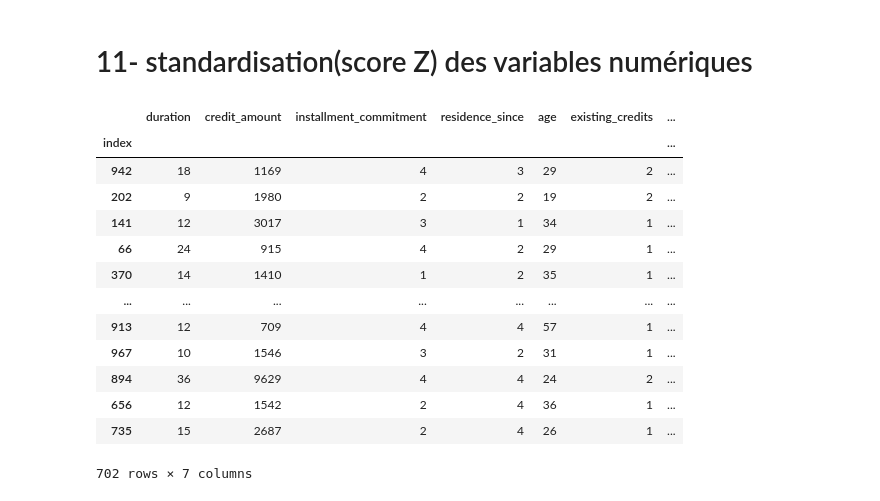
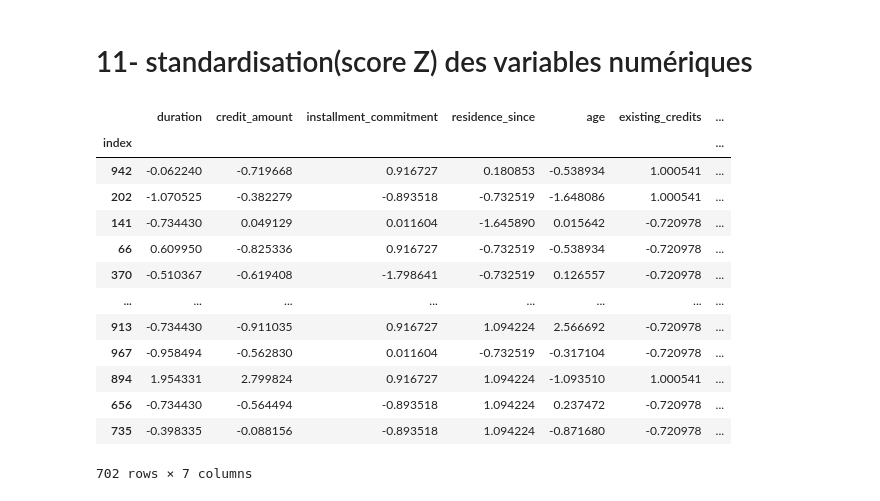
Before and after one commit to lnspeedy/CreditRisk_Classification, a Jupyter notebook: exploration/Feature engineering.ipynb, the cells around one changed output. Saved outputs shown, nothing was run; the diff lists cells and outputs as text; code cells hidden in the pictures.

```diff
--- a/exploration/Feature engineering.ipynb
+++ b/exploration/Feature engineering.ipynb
@@ -334,17 +326,23 @@ std = pd.DataFrame(std, columns = ["duration", "credit_amount", "installment_com
-# %%
-num
-# %% [output]
-|  | duration | credit_amount | installment_commitment | residence_since | age | existing_credits | ... |
-| index |  |  |  |  |  |  | ... |
-| 942 | 18 | 1169 | 4 | 3 | 29 | 2 | ... |
-| 202 | 9 | 1980 | 2 | 2 | 19 | 2 | ... |
-| 141 | 12 | 3017 | 3 | 1 | 34 | 1 | ... |
-| 66 | 24 | 915 | 4 | 2 | 29 | 1 | ... |
-| 370 | 14 | 1410 | 1 | 2 | 35 | 1 | ... |
-| ... | ... | ... | ... | ... | ... | ... | ... |
-| 913 | 12 | 709 | 4 | 4 | 57 | 1 | ... |
-| 967 | 10 | 1546 | 3 | 2 | 31 | 1 | ... |
-| 894 | 36 | 9629 | 4 | 4 | 24 | 2 | ... |
-| 656 | 12 | 1542 | 2 | 4 | 36 | 1 | ... |
-| 735 | 15 | 2687 | 2 | 4 | 26 | 1 | ... |
-702 rows × 7 columns
+# %%
+from sklearn.preprocessing import StandardScaler
+
+scaler = StandardScaler().fit(num)
+row = scaler.transform(num)
+row = pd.DataFrame(row, index=num.index, columns = num.columns)
+# %%
+row
+# %% [output]
+|  | duration | credit_amount | installment_commitment | residence_since | age | existing_credits | ... |
+| index |  |  |  |  |  |  | ... |
+| 942 | -0.062240 | -0.719668 | 0.916727 | 0.180853 | -0.538934 | 1.000541 | ... |
+| 202 | -1.070525 | -0.382279 | -0.893518 | -0.732519 | -1.648086 | 1.000541 | ... |
+| 141 | -0.734430 | 0.049129 | 0.011604 | -1.645890 | 0.015642 | -0.720978 | ... |
+| 66 | 0.609950 | -0.825336 | 0.916727 | -0.732519 | -0.538934 | -0.720978 | ... |
+| 370 | -0.510367 | -0.619408 | -1.798641 | -0.732519 | 0.126557 | -0.720978 | ... |
+| ... | ... | ... | ... | ... | ... | ... | ... |
+| 913 | -0.734430 | -0.911035 | 0.916727 | 1.094224 | 2.566692 | -0.720978 | ... |
+| 967 | -0.958494 | -0.562830 | 0.011604 | -0.732519 | -0.317104 | -0.720978 | ... |
+| 894 | 1.954331 | 2.799824 | 0.916727 | 1.094224 | -1.093510 | 1.000541 | ... |
+| 656 | -0.734430 | -0.564494 | -0.893518 | 1.094224 | 0.237472 | -0.720978 | ... |
+| 735 | -0.398335 | -0.088156 | -0.893518 | 1.094224 | -0.871680 | -0.720978 | ... |
+702 rows × 7 columns
```
Also changed, not shown: parts of 4 cells of this notebook.
